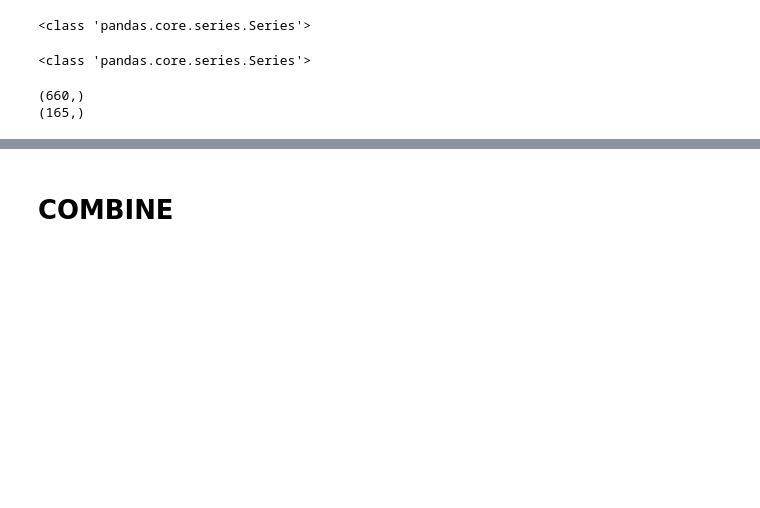
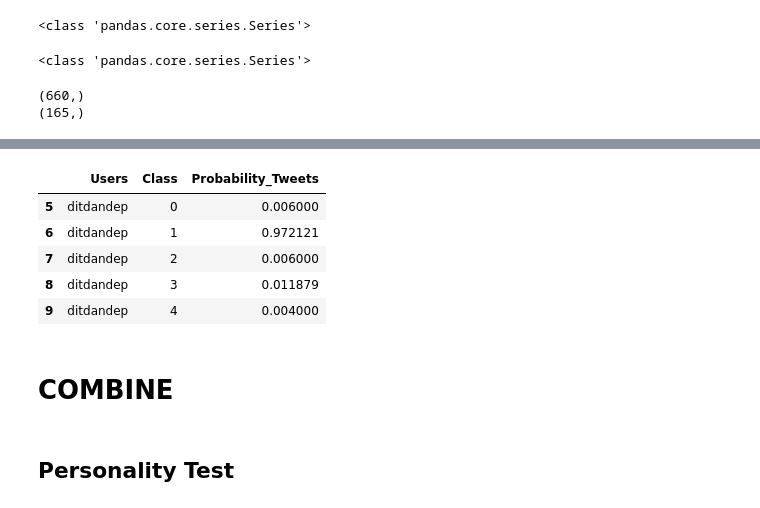
Before and after one commit to aprmswra/personality-evaluator, a Jupyter notebook: PPT-09/Modeling-Combine.ipynb, the cells around one changed output, grey strips where cells are left out. Saved outputs shown, nothing was run; the diff lists cells and outputs as text; code cells hidden in the pictures; blank space fills up the shorter version.

```diff
--- a/PPT-09/Modeling-Combine.ipynb
+++ b/PPT-09/Modeling-Combine.ipynb
@@ -576,2 +600,9 @@ df_bfi
 # %%
-try_combine.loc[try_combine['Users'] == 'idrisg8']
+try_combine.loc[try_combine['Users'] == 'ditdandep']
+# %% [output]
+|  | Users | Class | Probability_Tweets |
+| 5 | ditdandep | 0 | 0.006000 |
+| 6 | ditdandep | 1 | 0.972121 |
+| 7 | ditdandep | 2 | 0.006000 |
+| 8 | ditdandep | 3 | 0.011879 |
+| 9 | ditdandep | 4 | 0.004000 |
@@ -582,5 +609,7 @@ df_bfi
 # %% [markdown]
 # COMBINE
+# %% [markdown]
+## Personality Test
 # %%
 x = df_bfi.merge(try_combine, how = 'inner', left_on = "username", right_on = "Users")
 # %%
```
Also changed, not shown: parts of 39 cells of this notebook.
